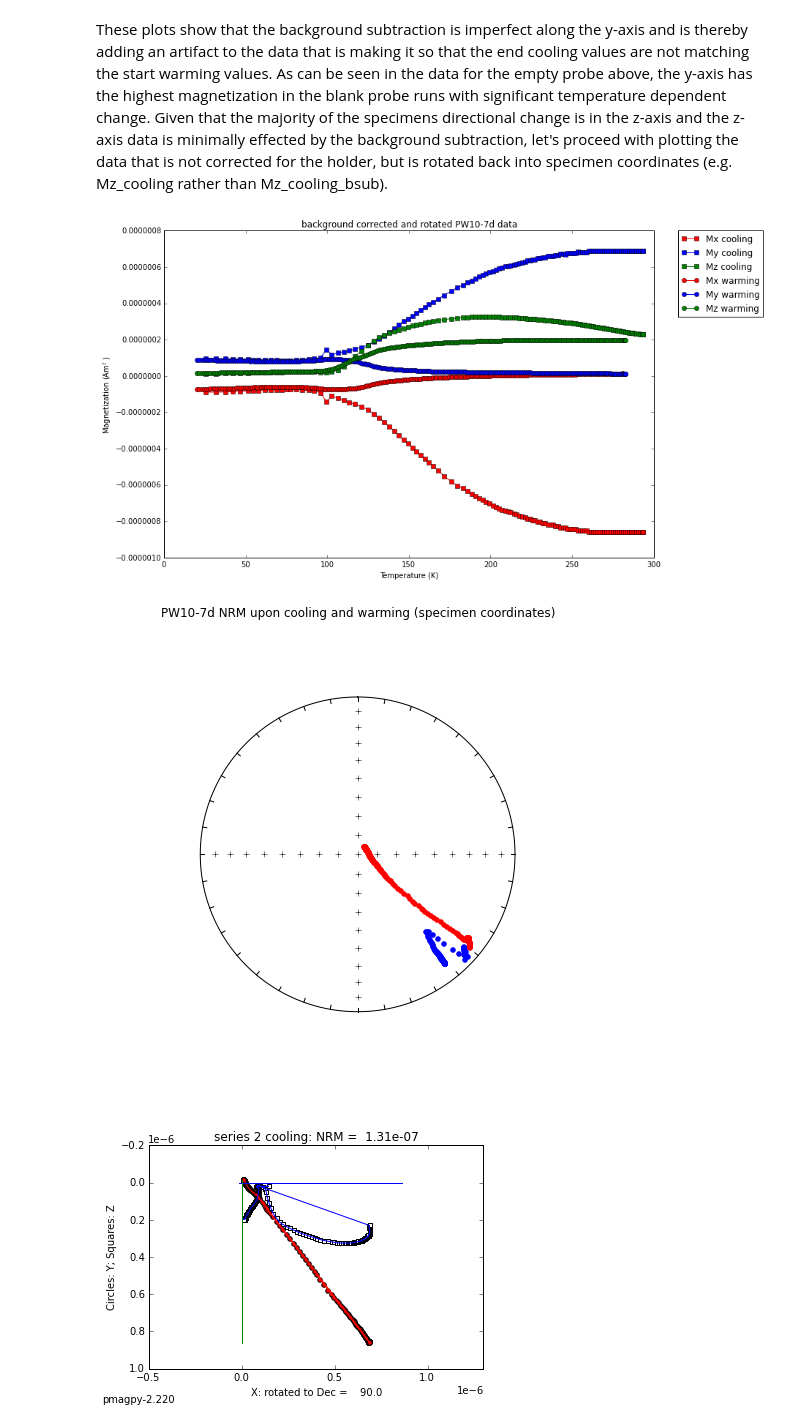
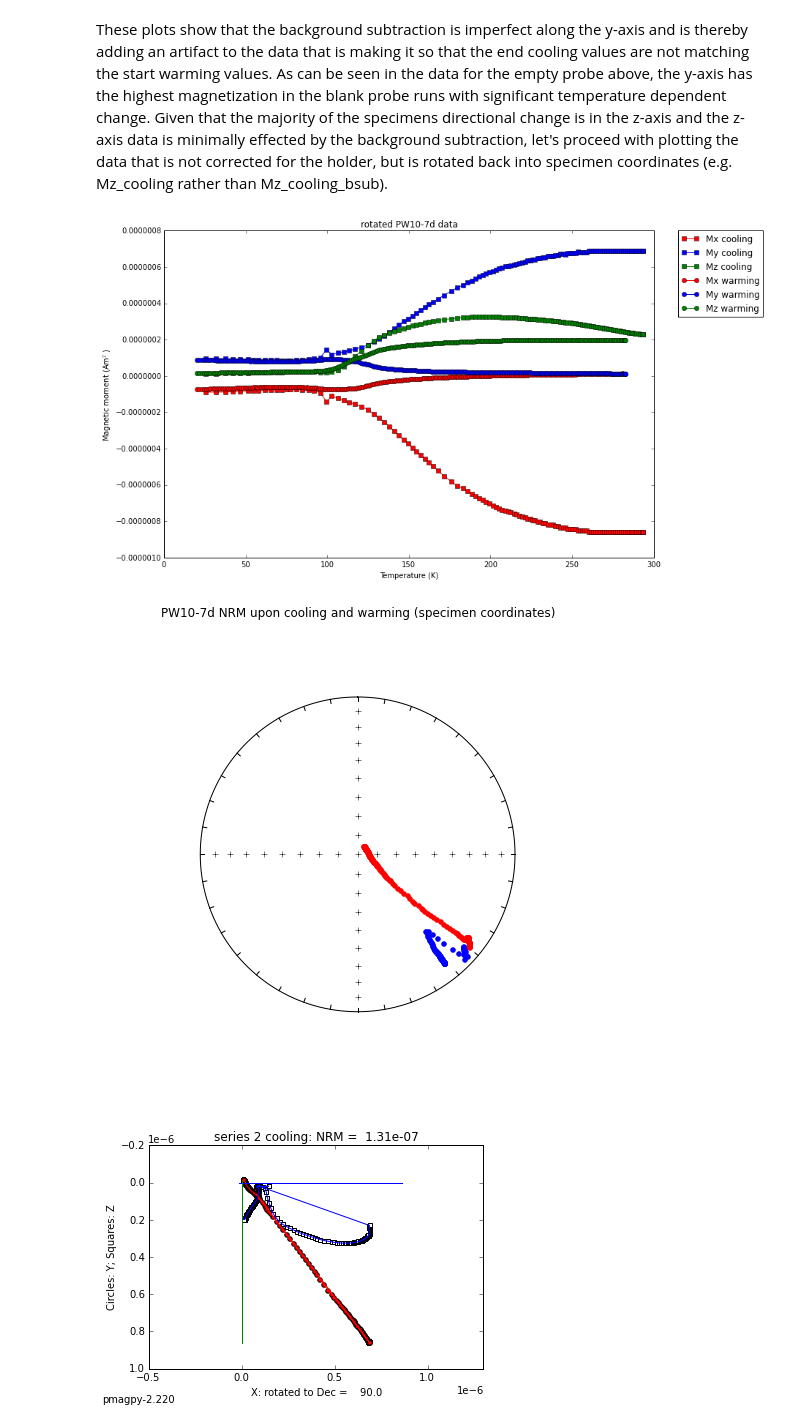
Before and after one commit to Swanson-Hysell-Group/2015_Feinberg-et-al_low-temp, a Jupyter notebook: Code/LowT_Data_Analysis.ipynb, the cells around one changed output. Drawn from its saved outputs; the diff is of its cells as text; code cells hidden in the pictures.

```diff
--- a/Code/LowT_Data_Analysis.ipynb
+++ b/Code/LowT_Data_Analysis.ipynb
@@ -1984,36 +1997,36 @@ Mx_warming_prime = Mx_warming*np.cos(np.radians(angle)) - My_warming*np.sin(np.r
 My_warming_prime = Mx_warming*np.sin(np.radians(angle)) + My_warming*np.cos(np.radians(angle))
 Mz_warming_prime = Mz_warming
 full_vector_warming=[]
 for n in range(0,len(temp_warming)):
     full_vector_warming.append([Mx_warming_prime[n],My_warming_prime[n],Mz_warming_prime[n]])
 
 fignum=2
 plt.figure(num=fignum,figsize=(12,8),dpi=160)
 plt.plot(temp_cooling, Mx_cooling_prime, 'rs-',label="Mx cooling")
 plt.plot(temp_cooling, My_cooling_prime, 'bs-',label="My cooling")
 plt.plot(temp_cooling, Mz_cooling_prime, 'gs-',label="Mz cooling")
 plt.plot(temp_warming, Mx_warming_prime, 'ro-',label="Mx warming")
 plt.plot(temp_warming, My_warming_prime, 'bo-',label="My warming")
 plt.plot(temp_warming, Mz_warming_prime, 'go-',label="Mz warming")
 plt.legend(bbox_to_anchor=(1.05, 1), loc=2, borderaxespad=0.)
 plt.xlabel('Temperature (K)')
-plt.ylabel('Magnetization (Am$^2$)')
-plt.title('background corrected and rotated PW10-7d data')
+plt.ylabel('Magnetic moment (Am$^2$)')
+plt.title('rotated PW10-7d data')
 plt.savefig('code_output/PW10-7d_3axisLTD.svg')
 
 cooling_directions=pmag.cart2dir(full_vector_cooling)
 warming_directions=pmag.cart2dir(full_vector_warming)
 
 fignum=3
 plt.figure(num=fignum,figsize=(7,7),dpi=160)
 pmagplotlib.plotNET(fignum)
 IPmag.iplotDI(cooling_directions,'b')
 IPmag.iplotDI(warming_directions,'r')
 plt.title('PW10-7d NRM upon cooling and warming (specimen coordinates)')
 plt.savefig('code_output/PW10-7d_3axisLTD_eqarea.svg')
 plt.show()
 # %% [output]
-[figure, old version]
+[figure, new version]
 [figure]
 # %%
 PW10_7d_datablock=[]
```
Also changed, not shown: parts of 32 cells of this notebook, 23 other files.
